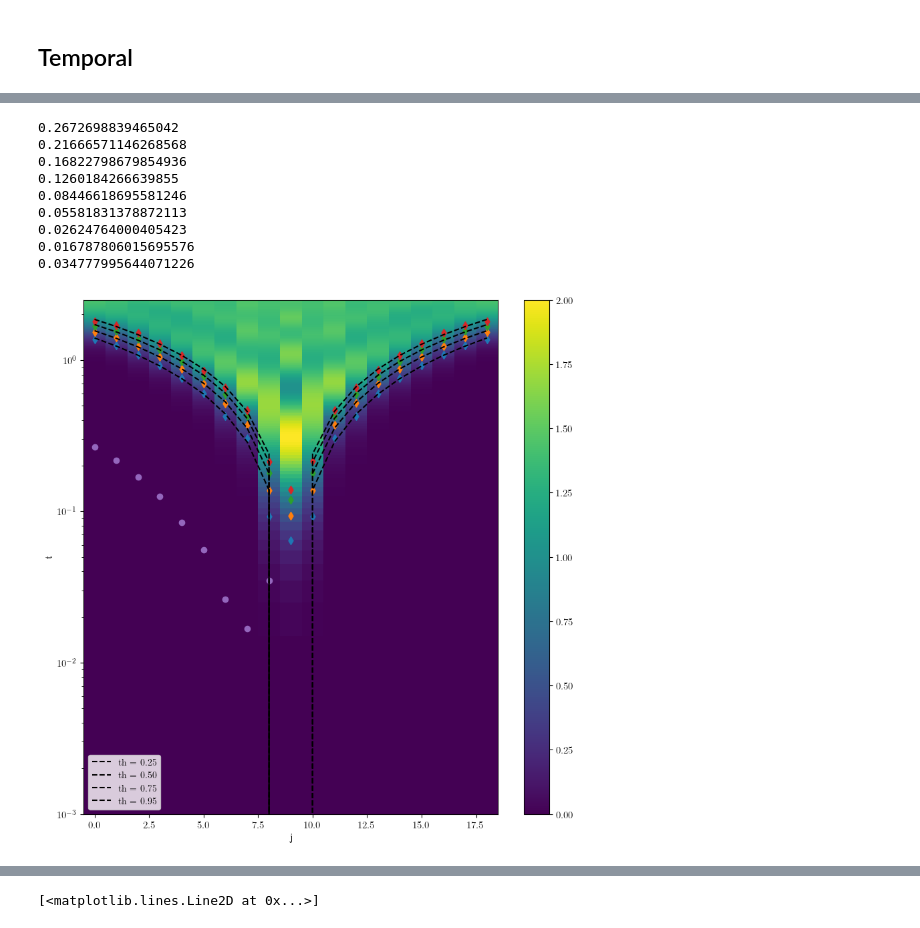
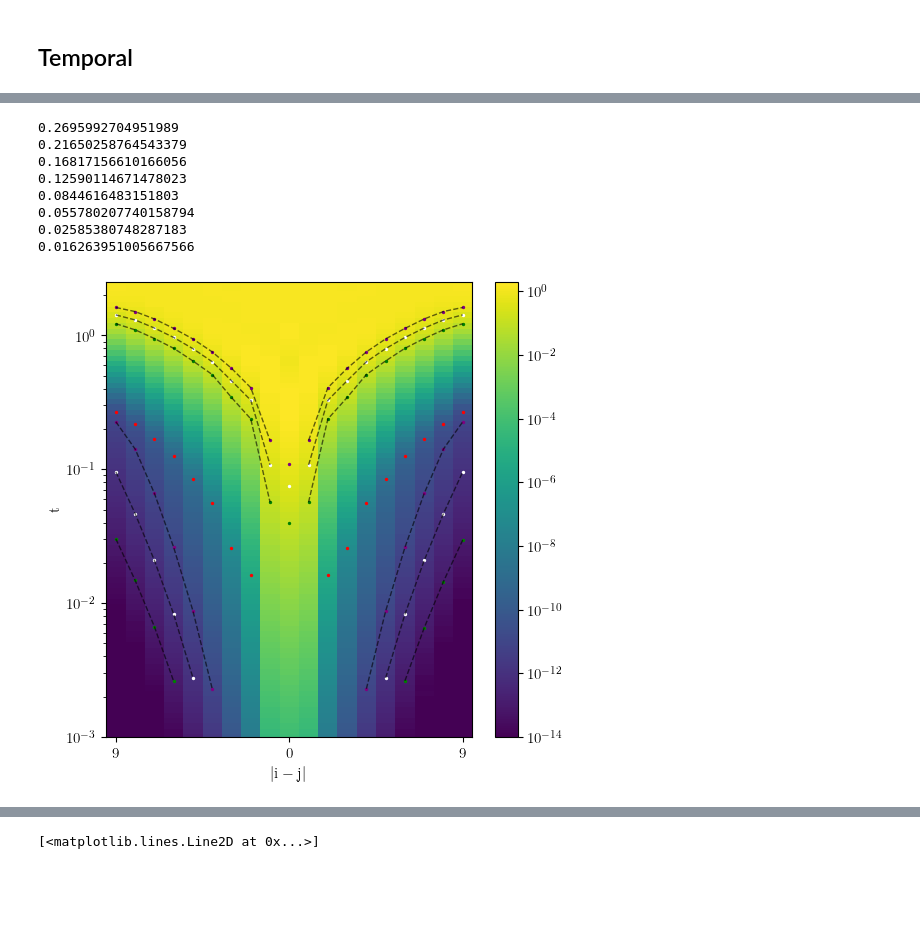
Before and after one commit to mkm2/WorkingFolder, a Jupyter notebook: final_runs/chapter_3/Krylov/ShortTimes.ipynb, the cells around one changed output, grey strips where cells are left out. Saved outputs shown, nothing was run; the diff lists cells and outputs as text; code cells hidden in the pictures; blank space fills up the shorter version.

```diff
--- a/final_runs/chapter_3/Krylov/ShortTimes.ipynb
+++ b/final_runs/chapter_3/Krylov/ShortTimes.ipynb
@@ -131,7 +132,7 @@ data_zz = []
 folder_xx = datapath/"xx"
 folder_zz = datapath/"zz"
 files_xx = ["7621756_N19_RS.jld2","7621757_N19_RS.jld2"] #xx_pbc, xx_nn_pbc
-files_zz = ["7510084_N19_RS.jld2","7501573_N19_RS.jld2","7443856_N19_RS.jld2","7443857_N19_RS.jld2",
+files_zz = ["7510084_N19_RS.jld2","7501573_N19_RS.jld2","7728967_N19_RS.jld2","7728968_N19_RS.jld2",
 "7621783_N19_RS.jld2","7621758_N19_RS.jld2","7501554_N19_RS.jld2","7466533_N19_RS.jld2","7466536_N19_RS.jld2"] #LOG: zz_pbc, zz_nn_pbc, sector zz_pbc, sector zz_nn_pbc, LIN:alpha = 0.75, 1.5, 3, 6, NN
 for (i,file) in enumerate(files_xx):
     with h5py.File(folder_xx/file,"r") as f:
@@ -342,7 +358,7 @@ plt.savefig(figurepath/"contours_zz_all.pdf",format="pdf",bbox_inches='tight',dp
 # %%
 popt_zz = []
 perr_zz = []
-tfitmax = [35,35,25,25,25,25,25,15,15,15]
+tfitmax = [45,45,35,35,25,25,15,10,10,10]
 tfitmin = [0,0,0,0,0,0,0,0,0,0]
 tmin = [1,1,1,1,1,1,1,1,1]
 for j in range(0,10):
@@ -399,0 +403,3 @@ for j in range(0,9):
+# %%
+for j in range(0,10):
+    print((popt_zz[j][1]-2)/2*100)
@@ -400,44 +417,56 @@ for j in range(0,9):
 # %%
-tcut_zz = np.zeros(9)
-for j in range(0,9):
+tcut_zz = np.zeros(8)
+for j in range(0,8):
     tcut_zz[j] = (popt_zz[j][0]/popt_zz_nn[j][0])**(1/(popt_zz_nn[j][1]-popt_zz[j][1]))
     print(tcut_zz[j])
 # %% [output]
-0.2672698839465042
-0.21666571146268568
-0.16822798679854936
-0.1260184266639855
-0.08446618695581246
-0.05581831378872113
-0.02624764000405423
-0.016787806015695576
-0.034777995644071226
+0.2695992704951989
+0.21650258764543379
+0.16817156610166056
+0.12590114671478023
+0.0844616483151803
+0.055780207740158794
+0.02585380748287183
+0.016263951005667566
 # %%
-thresholds = [0.25,0.5,0.75,0.95]#,1.0]#,1.25]#,1.5,1.75,2]
+res_zz_safe = np.clip(res_zz,1e-14,2)
+thresholds = [1e-13,1e-12,1e-11,0.1,0.33,0.66]
+
 fit_params = []
 fit_errs = []
 tvals = []
+masks = []
 for (i,th) in enumerate(thresholds):
-    tvals.append(T_transgression(Tlin,res_zz_a6lin,th))
-    popt, pcov = curve_fit(model,rvals,tvals[i])
+    tvals.append(T_transgression(T,res_zz_safe,th))
+    masks.append(np.isfinite(tvals[i]))
+    popt, pcov = curve_fit(model,rvals[masks[i]],tvals[i][masks[i]])
     fit_params.append(popt)
     fit_errs.append(np.sqrt(np.diag(pcov)))
-plt.figure(figsize=(10,10))
+
+mcolors2 = ["green","white","purple"]*2
+
+
+fig = plt.figure(figsize = set_size())
+ax1 = fig.add_subplot(111)
 linestyles = ["-","--","-."]
-plt.pcolormesh(range(0,N),Tlin,res_zz_a6lin,cmap="viridis")#(res_xx,cmap="viridis",origin="lower",aspect="auto",extent=[0,N,0,T[-1]])
+pcm = ax1.pcolormesh(range(0,N),T,res_zz_safe,cmap="viridis",norm=colors.LogNorm(vmin=res_zz_safe.min(),vmax=res_zz_safe.max()))#(res_xx,cmap="viridis",origin="lower",aspect="auto",extent=[0,N,0,T[-1]])
 for (i,th) in enumerate(thresholds):
-    plt.plot(np.arange(0,N,1),model(rvals,*fit_params[i]),label="th = {:.2f}".format(th),color="black",ls="--")
-    plt.scatter(np.arange(0,N,1),tvals[i], marker= "d")
-plt.scatter(np.arange(0,9,1),tcut_zz)
-plt.clim(0,2)
-plt.colorbar()
-plt.xlabel("j")
-plt.yscale("log")
-plt.ylabel("t")
+    #ax1.plot(np.arange(0,N,1),model(rvals,*fit_params[i]),label="th = {:.2f}".format(th),color="black",ls="--")
+    ax1.plot(np.arange(0,N//2,1),tvals[i][:N//2],label="th = {:.2f}".format(th),color="black",ls="--",lw=1,alpha=0.6)
+    ax1.plot(np.arange(N//2+1,N,1),tvals[i][N//2+1:],color="black",ls="--",lw=1,alpha=0.6)
+    ax1.scatter(np.arange(0,N,1),tvals[i], marker= "o", c = mcolors2[i], s = 2)
+ax1.scatter(np.arange(0,8,1),tcut_zz,marker="o",color="red",s=2)
+ax1.scatter(np.arange(8+3,N,1),np.flip(tcut_zz),marker="o",color="red",s=2)
+fig.colorbar(pcm,ax=ax1)
+ax1.set_xlabel(r"$\mathrm{|i-j|}$")
+ax1.set_xticks([0,N//2,N-1])
+ax1.set_xticklabels([9,0,9])
+ax1.set_yscale("log")
+ax1.set_ylabel("t")
 #plt.colorbar()
-plt.legend()
+#ax1.legend()
 #plt.autoscale('tight')
-plt.ylim(1e-3,2.5e0)
+ax1.set_ylim(1e-3,2.5e0)
 plt.show()
 # %% [output]
-[figure, old version]
+[figure, new version]
```
Also changed, not shown: parts of 40 cells of this notebook, 37 other files.
